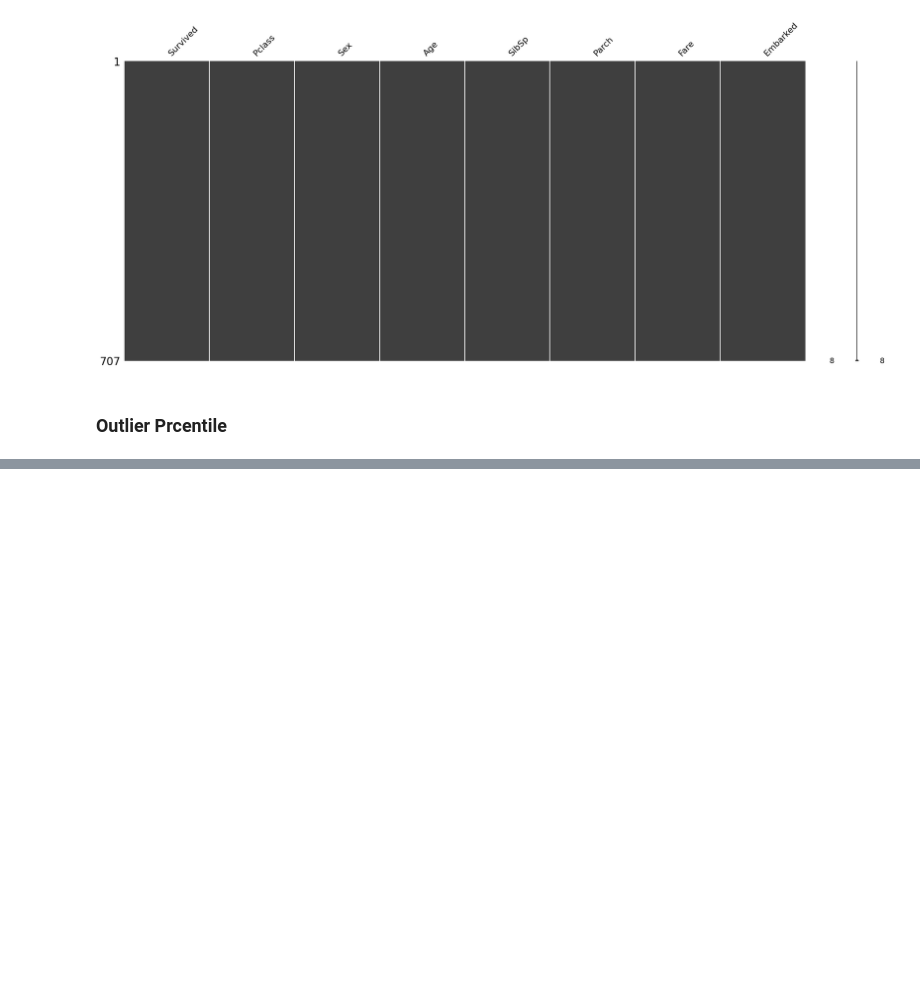
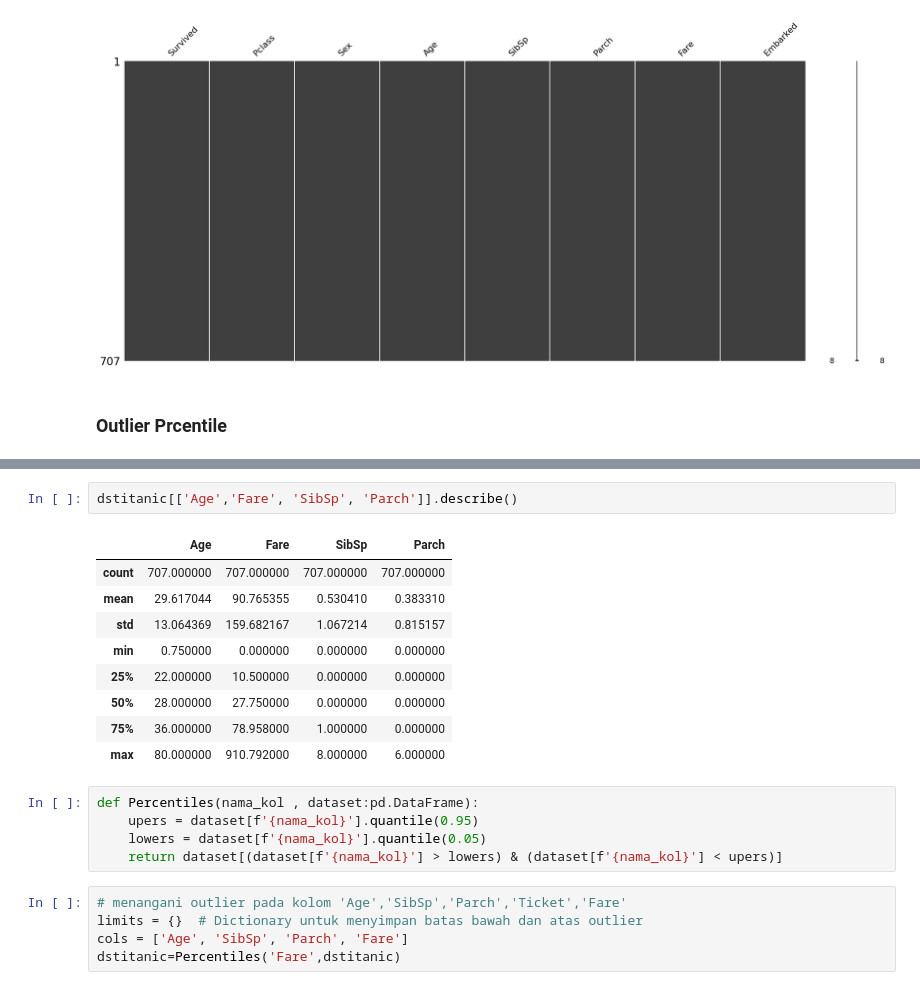
Before and after one commit to Rafluz/Titanic, a Jupyter notebook: praprocesingprecentile.ipynb, the cells around one changed output, grey strips where cells are left out. Drawn from its saved outputs; the diff is of its cells as text; blank space fills up the shorter version.

```diff
--- a/praprocesingprecentile.ipynb
+++ b/praprocesingprecentile.ipynb
@@ -225,0 +235,22 @@ msno.matrix(dstitanic)
+# %%
+dstitanic[['Age','Fare', 'SibSp', 'Parch']].describe()
+# %% [output]
+|  | Age | Fare | SibSp | Parch |
+| count | 707.000000 | 707.000000 | 707.000000 | 707.000000 |
+| mean | 29.617044 | 90.765355 | 0.530410 | 0.383310 |
+| std | 13.064369 | 159.682167 | 1.067214 | 0.815157 |
+| min | 0.750000 | 0.000000 | 0.000000 | 0.000000 |
+| 25% | 22.000000 | 10.500000 | 0.000000 | 0.000000 |
+| 50% | 28.000000 | 27.750000 | 0.000000 | 0.000000 |
+| 75% | 36.000000 | 78.958000 | 1.000000 | 0.000000 |
+| max | 80.000000 | 910.792000 | 8.000000 | 6.000000 |
+# %%
+def Percentiles(nama_kol , dataset:pd.DataFrame):
+    upers = dataset[f'{nama_kol}'].quantile(0.95)
+    lowers = dataset[f'{nama_kol}'].quantile(0.05)
+    return dataset[(dataset[f'{nama_kol}'] > lowers) & (dataset[f'{nama_kol}'] < upers)]
+# %%
+# menangani outlier pada kolom 'Age','SibSp','Parch','Ticket','Fare'
+limits = {}  # Dictionary untuk menyimpan batas bawah dan atas outlier
+cols = ['Age', 'SibSp', 'Parch', 'Fare']
+dstitanic=Percentiles('Fare',dstitanic)
```
Also changed, not shown: parts of 4 cells of this notebook, 2 other files.
